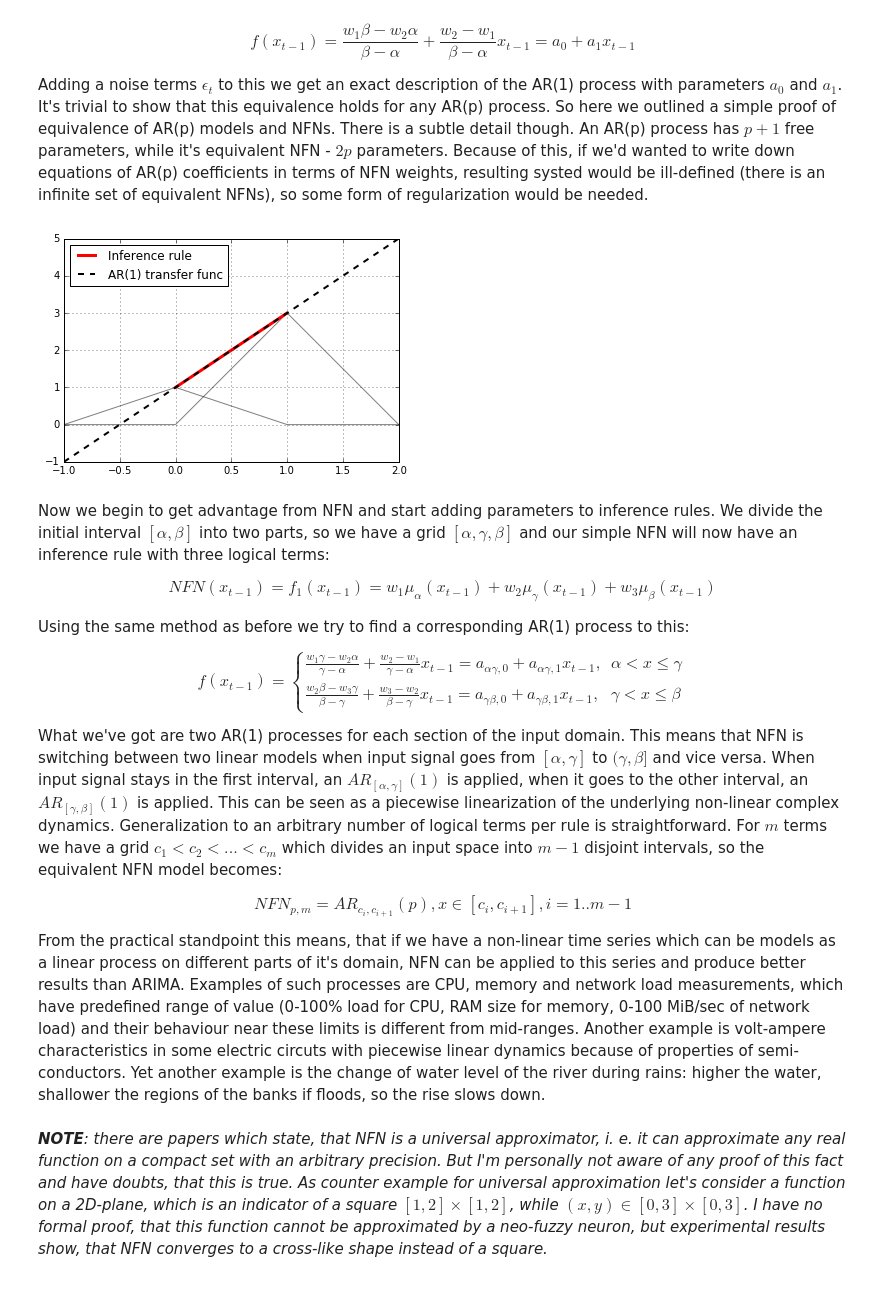
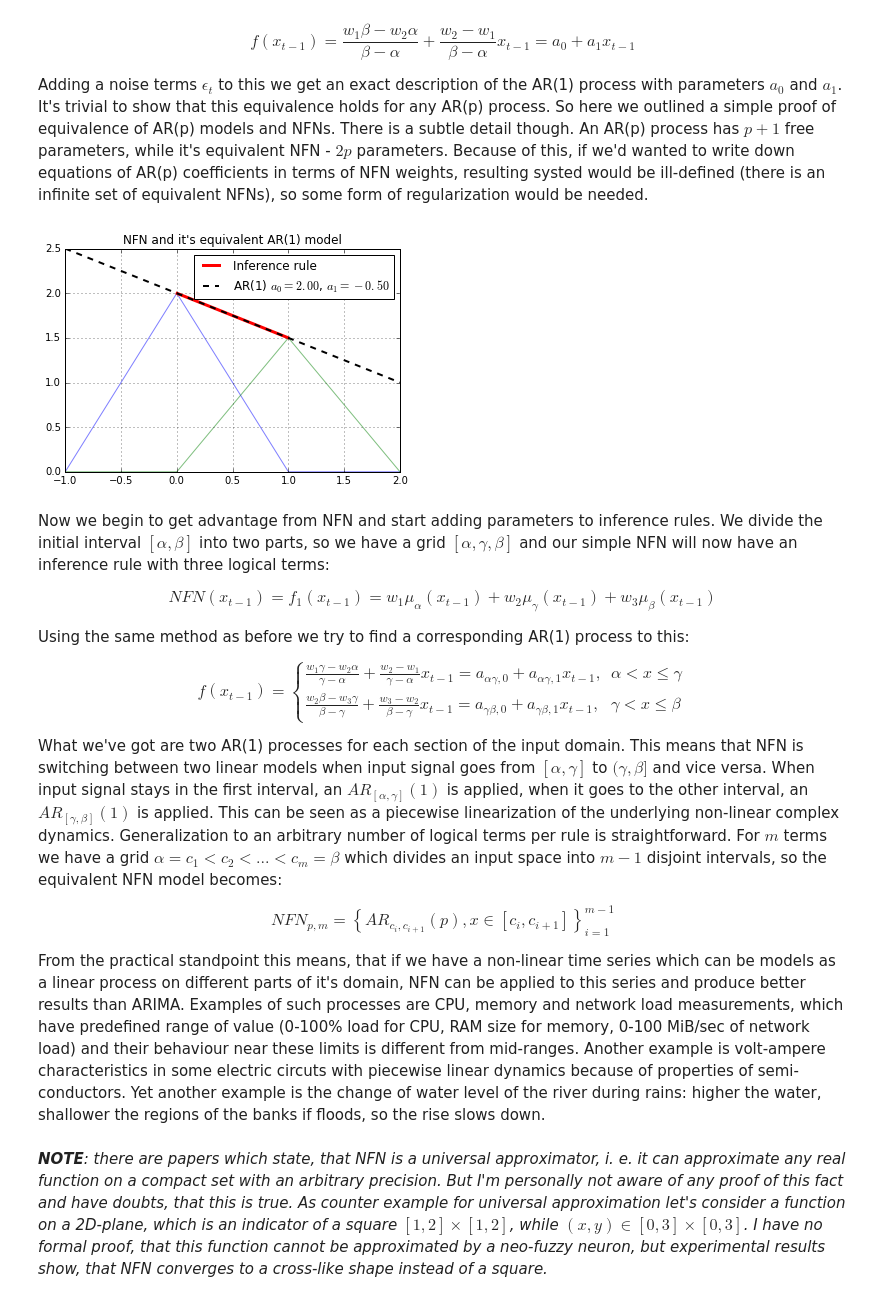
Before and after one commit to digamma-ai/neofuzzyneuron, a Jupyter notebook: tutorial.ipynb, the cells around one changed output. Drawn from its saved outputs; the diff is of its cells as text; code cells hidden in the pictures.

```diff
--- a/tutorial.ipynb
+++ b/tutorial.ipynb
@@ -38,42 +39,6 @@ In the original paper each inference rule $f_i(x_i)$ was a [Sugeno-type rule]()
 
 $$f_i(x_i) = \sum_{j=1}^{m} w_{ij} \mu_(x_i, m_j)$$
 # %%
-def get_asym_mfunc(grid):
-    """
-    Creates asymmetric triangular membership functions.
-
-    Resulting function accepts batches of data.
-
-    Args
-        grid (ndarray): non-uniform fuzzy partioning grid
-
-    Returns
-        function: a batch processing function
-    """
-
-    _grid = grid.copy()
-
-    a = _grid[None,  :-2, :]
-    b = _grid[None, 1:-1, :]
-    c = _grid[None, 2:  , :]
-
-    p =  1 / (b - a)
-    q = -a / (b - a)
-    r = -1 / (c - b)
-    s =  c / (c - b)
-
-    def _mfunc(batch):
-        X = batch[:,None,:]
-        lmask = np.ravel((X >= a) & (X < b))
-        rmask = np.ravel((X >= b) & (X < c))
-        M = np.zeros(rmask.size)
-        M[lmask] = np.ravel(p*X + q)[lmask]
-        M[rmask] = np.ravel(r*X + s)[rmask]
-        M = M.reshape((X.shape[0], a.shape[1], X.shape[2]))
-        return M
-
-    return _mfunc
-
 # define a grid on the inteval [0;9] and create a set
 # of complementary MFs.
 
@@ -105,26 +70,27 @@ Adding a noise terms $\epsilon_t$ to this we get an exact description of the AR(
 # %%
 # construction of a trivial NFN and demonstration of
 # the equivalence to an AR(1) model
 
-grid = [-1, 0, 1, 2]
-w    = [    1, 3,  ]
+grid = [-1, 0,   1, 2]
+w    = [    2, 1.5,  ]
 x = np.linspace(grid[0], grid[-1], (grid[-1] - grid[0])*100).reshape(-1,1)
 mfunc = get_asym_mfunc(np.array([grid]).T)
 M = mfunc(x)
 W = np.array([w]).T
 Y = W[None,:,:] * M
 
 for i in range(M.shape[1]):
-    plt.plot(x, Y[:,i,0], 'k-', alpha = 0.5)
+    plt.plot(x, Y[:,i,0], alpha = 0.5)
 plt.plot(x[100:200], Y[100:200].sum(axis = (1,2)), 'r-', lw = 3, label = 'Inference rule')
 
 a0 = (w[0]*grid[2] - w[1]*grid[1]) / (grid[2] - grid[1])
 a1 = (w[1] - w[0]) / (grid[2] - grid[1])
-plt.plot(x, a0 + a1*x, 'k--', lw = 2, label = 'AR(1) transfer func')
+plt.title("NFN and it's equivalent AR(1) model")
+plt.plot(x, a0 + a1*x, 'k--', lw = 2, label = "AR(1) $a_0 = %.2f$, $a_1 = %.2f$" % (a0, a1))
 plt.legend(loc = 'best')
 plt.grid()
 # %% [output]
-[figure, old version]
+[figure, new version]
 # %% [markdown]
 Now we begin to get advantage from NFN and start adding parameters to inference rules. We divide the initial interval $[\alpha, \beta]$ into two parts, so we have a grid $[\alpha, \gamma, \beta]$ and our simple NFN will now have an inference rule with three logical terms:
 
@@ -137,8 +103,8 @@ $$f(x_{t-1}) = \begin{cases}
     \frac{w_2 \beta - w_3 \gamma}{\beta - \gamma} + \frac{w_3 - w_2}{\beta - \gamma} x_{t-1} = a_{\gamma\beta,0} + a_{\gamma\beta,1} x_{t-1}, & \gamma < x \leq \beta
     \end{cases}$$
 
-What we've got are two AR(1) processes for each section of the input domain. This means that NFN is switching between two linear models when input signal goes from $[\alpha,\gamma]$ to $(\gamma,\beta]$ and vice versa. When input signal stays in the first interval, an $AR_{[\alpha,\gamma]}(1)$ is applied, when it goes to the other interval, an $AR_{[\gamma,\beta]}(1)$ is applied. This can be seen as a piecewise linearization of the underlying non-linear complex dynamics. Generalization to an arbitrary number of logical terms per rule is straightforward. For $m$ terms we have a grid $c_1 < c_2 <... < c_m$ which divides an input space into $m-1$ disjoint intervals, so the equivalent NFN model becomes:
+What we've got are two AR(1) processes for each section of the input domain. This means that NFN is switching between two linear models when input signal goes from $[\alpha,\gamma]$ to $(\gamma,\beta]$ and vice versa. When input signal stays in the first interval, an $AR_{[\alpha,\gamma]}(1)$ is applied, when it goes to the other interval, an $AR_{[\gamma,\beta]}(1)$ is applied. This can be seen as a piecewise linearization of the underlying non-linear complex dynamics. Generalization to an arbitrary number of logical terms per rule is straightforward. For $m$ terms we have a grid $\alpha = c_1 < c_2 <... < c_m = \beta$ which divides an input space into $m-1$ disjoint intervals, so the equivalent NFN model becomes:
 
-$$NFN_{p,m} = AR_{c_i,c_{i+1}}(p), x \in [c_i,c_{i+1}], i = 1..m-1$$
+$$NFN_{p,m} = \left \{ AR_{c_i,c_{i+1}}(p), x \in \left[ c_i,c_{i+1} \right] \right \}_{i=1}^{m-1}$$
 
 From the practical standpoint this means, that if we have a non-linear time series which can be models as a linear process on different parts of it's domain, NFN can be applied to this series and produce better results than ARIMA. Examples of such processes are CPU, memory and network load measurements, which have predefined range of value (0-100% load for CPU, RAM size for memory, 0-100 MiB/sec of network load) and their behaviour near these limits is different from mid-ranges. Another example is volt-ampere characteristics in some electric circuts with piecewise linear dynamics because of properties of semi-conductors. Yet another example is the change of water level of the river during rains: higher the water, shallower the regions of the banks if floods, so the rise slows down.
```
Also changed, not shown: parts of 23 cells of this notebook, 4 other files.
